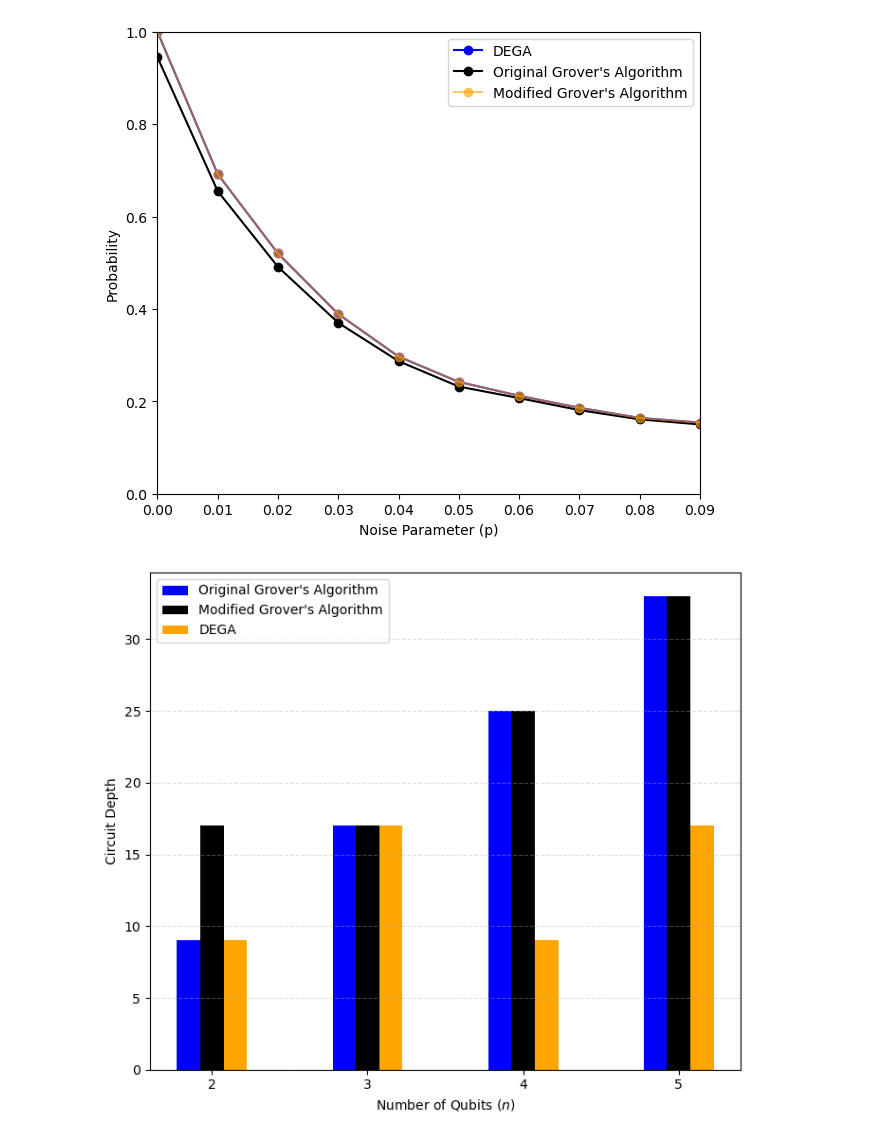
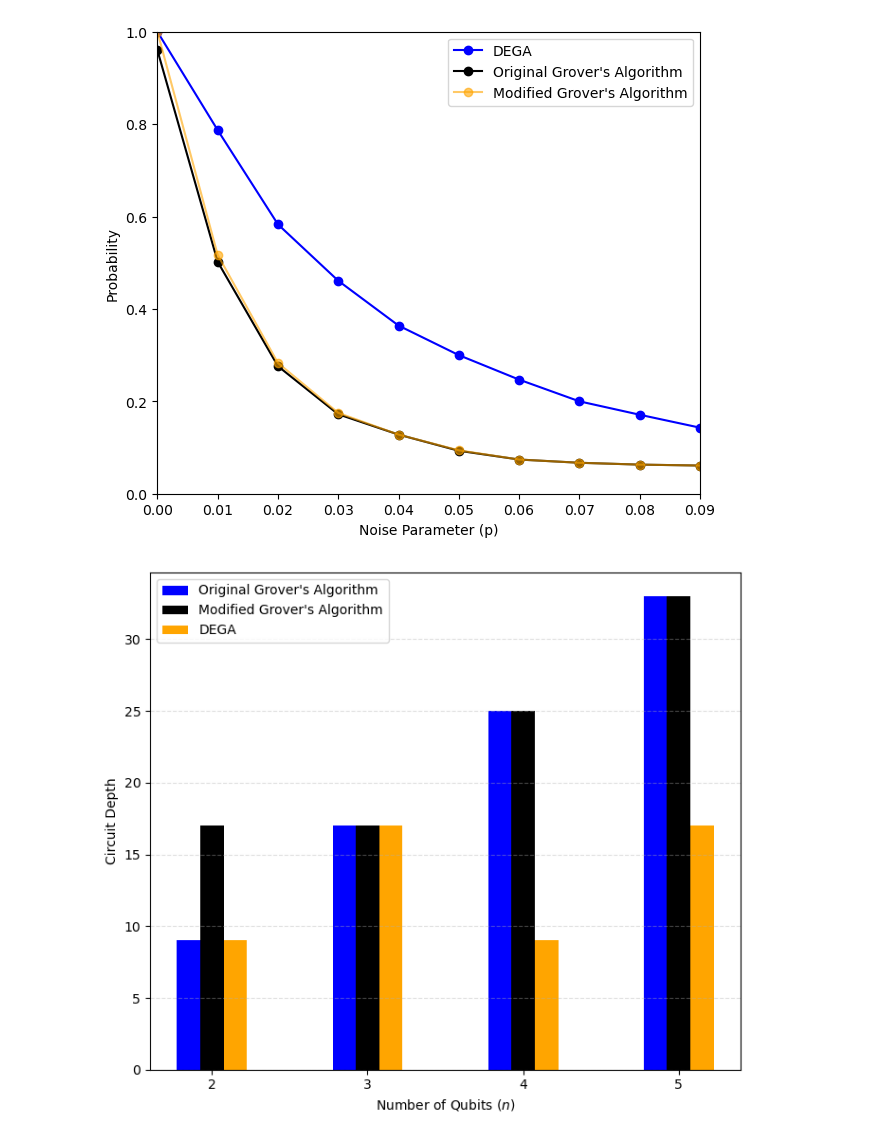
Before and after one commit to w0h4w4d4li/distributed-exact-grover-algorithm, a Jupyter notebook: distributed-exact-grover-noise.ipynb, the cells around one changed output. Drawn from its saved outputs; the diff is of its cells as text; code cells hidden in the pictures.

Commit message:
plot added

```diff
--- a/distributed-exact-grover-noise.ipynb
+++ b/distributed-exact-grover-noise.ipynb
@@ -36,28 +36,31 @@ def get_plot(combo, values):
     plt.ylabel('Probability')
     plt.show()
 # %%
-test_combo=[0,0,1]
+binary_array_to_int = lambda arr: int(''.join(map(str, arr)), 2)
+test_combo=[0,0,1,1]
 noise_param=np.arange(0, 0.091, 0.01)
 dega_res=[]
 og_res=[]
 mg_res=[]
 for p in noise_param:
-    dega_res.append(DEGA(test_combo, p)[1])
-    og_res.append(og(test_combo, p)[1])
-    mg_res.append(mg(test_combo, p)[1])
+    i=binary_array_to_int(test_combo)
+    dega_res.append(DEGA(test_combo, p)[i])
+    og_res.append(og(test_combo, p)[i])
+    mg_res.append(mg(test_combo, p)[i])
 # %%
 plt.figure(figsize=(7, 6))
 plt.plot(noise_param, dega_res, label='DEGA',  linestyle='-', marker='o', color='blue')
 plt.plot(noise_param, og_res, label='Original Grover\'s Algorithm', linestyle='-', marker='o', color='black')
 plt.plot(noise_param, mg_res, label='Modified Grover\'s Algorithm', linestyle='-', marker='o', color='orange', alpha=0.6)
 plt.xlabel('Noise Parameter (p)')
 plt.ylabel('Probability')
 plt.legend(loc='upper right')
-plt.xlim([0, 0.09])
-plt.ylim([0, 1])
+plt.xlim(0, 0.09)
+plt.ylim(0, 1)
 plt.show()
+# plt.savefig("my_plot.pdf", format='pdf', bbox_inches='tight')
 # %% [output]
-[figure, old version]
+[figure, new version]
 # %%
 n_values = np.arange(2, 6)
 
```
Also changed, not shown: 1 other file.
